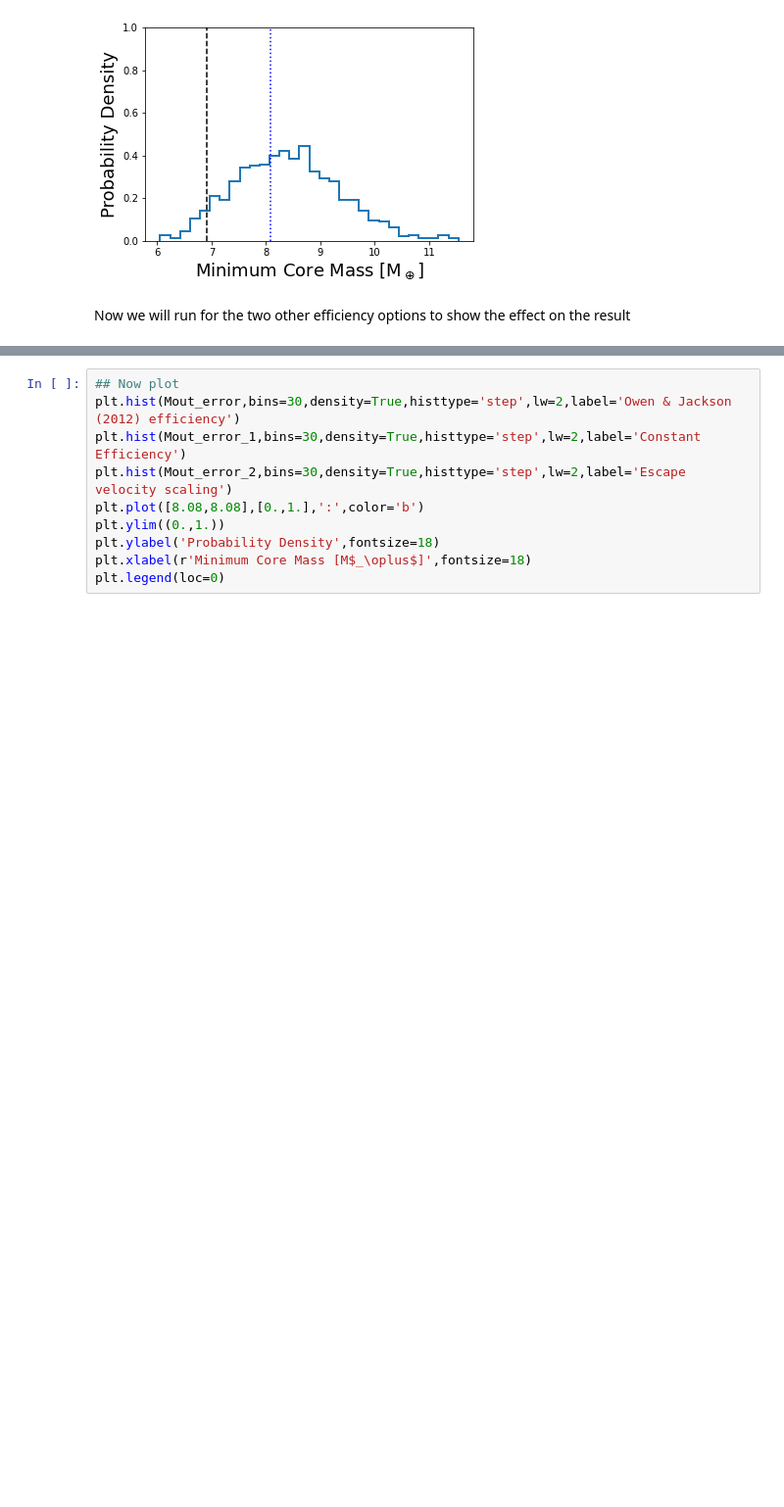
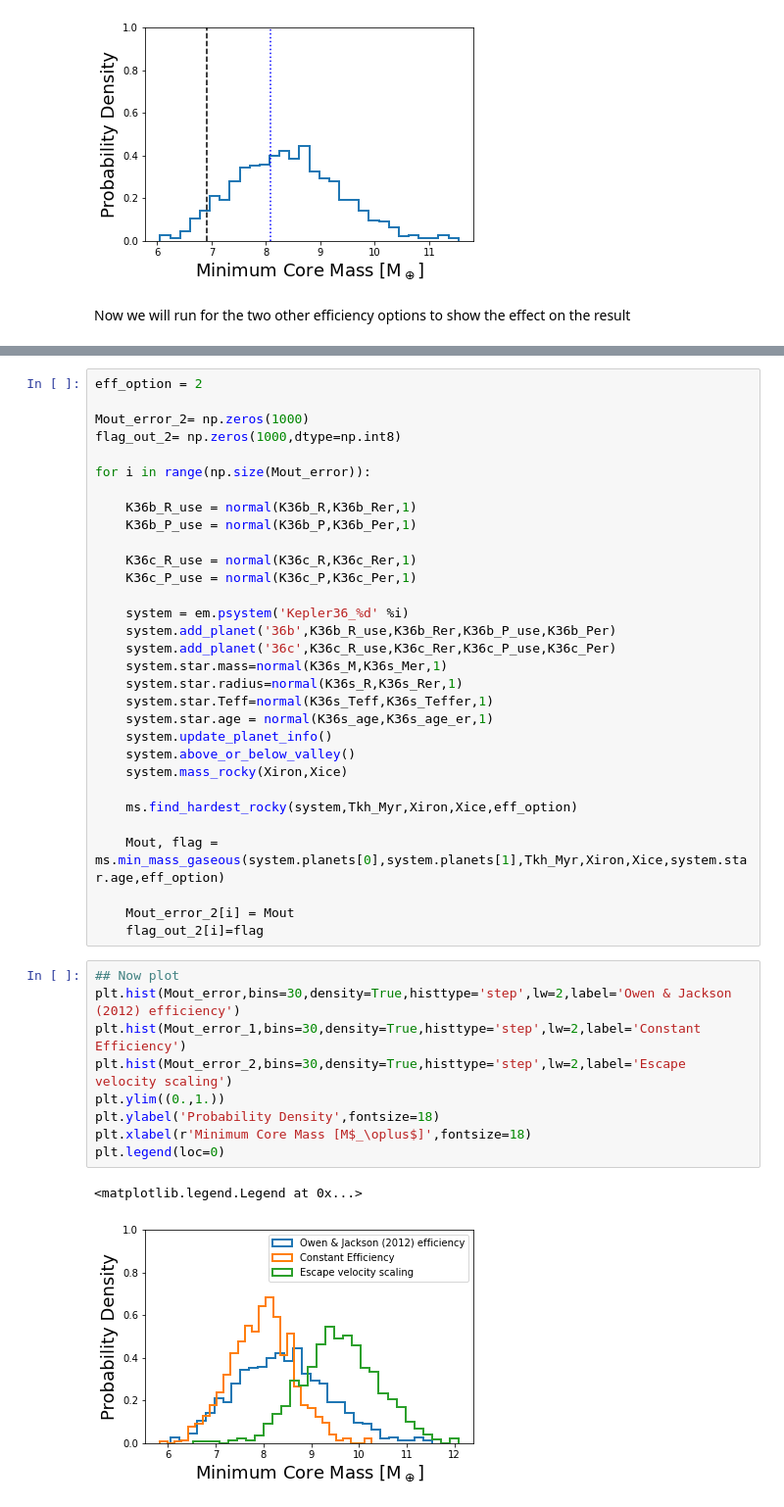
Before and after one commit to jo276/EvapMass, a Jupyter notebook: Intro_notebook.ipynb, the cells around one changed output, grey strips where cells are left out. Shown at 98% size. Saved outputs shown, nothing was run; the diff lists cells and outputs as text; blank space fills up the shorter version.

```diff
--- a/Intro_notebook.ipynb
+++ b/Intro_notebook.ipynb
@@ -193,10 +162,43 @@ for i in range(np.size(Mout_error)):
+# %%
+eff_option = 2
+
+Mout_error_2= np.zeros(1000)
+flag_out_2= np.zeros(1000,dtype=np.int8)
+
+for i in range(np.size(Mout_error)):
+
+    K36b_R_use = normal(K36b_R,K36b_Rer,1)
+    K36b_P_use = normal(K36b_P,K36b_Per,1)
+
+    K36c_R_use = normal(K36c_R,K36c_Rer,1)
+    K36c_P_use = normal(K36c_P,K36c_Per,1)
+
+    system = em.psystem('Kepler36_%d' %i)
+    system.add_planet('36b',K36b_R_use,K36b_Rer,K36b_P_use,K36b_Per)
+    system.add_planet('36c',K36c_R_use,K36c_Rer,K36c_P_use,K36c_Per)
+    system.star.mass=normal(K36s_M,K36s_Mer,1)
+    system.star.radius=normal(K36s_R,K36s_Rer,1)
+    system.star.Teff=normal(K36s_Teff,K36s_Teffer,1)
+    system.star.age = normal(K36s_age,K36s_age_er,1)
+    system.update_planet_info()
+    system.above_or_below_valley()
+    system.mass_rocky(Xiron,Xice)
+
+    ms.find_hardest_rocky(system,Tkh_Myr,Xiron,Xice,eff_option)
+
+    Mout, flag = ms.min_mass_gaseous(system.planets[0],system.planets[1],Tkh_Myr,Xiron,Xice,system.star.age,eff_option)
+
+    Mout_error_2[i] = Mout
+    flag_out_2[i]=flag
 # %%
 ## Now plot
 plt.hist(Mout_error,bins=30,density=True,histtype='step',lw=2,label='Owen & Jackson (2012) efficiency')
 plt.hist(Mout_error_1,bins=30,density=True,histtype='step',lw=2,label='Constant Efficiency')
 plt.hist(Mout_error_2,bins=30,density=True,histtype='step',lw=2,label='Escape velocity scaling')
-plt.plot([8.08,8.08],[0.,1.],':',color='b')
 plt.ylim((0.,1.))
 plt.ylabel('Probability Density',fontsize=18)
 plt.xlabel(r'Minimum Core Mass [M$_\oplus$]',fontsize=18)
 plt.legend(loc=0)
+# %% [output]
+<matplotlib.legend.Legend at 0x...>
+[figure, added]
```
Also changed, not shown: parts of 1 cell of this notebook, 2 other files.
